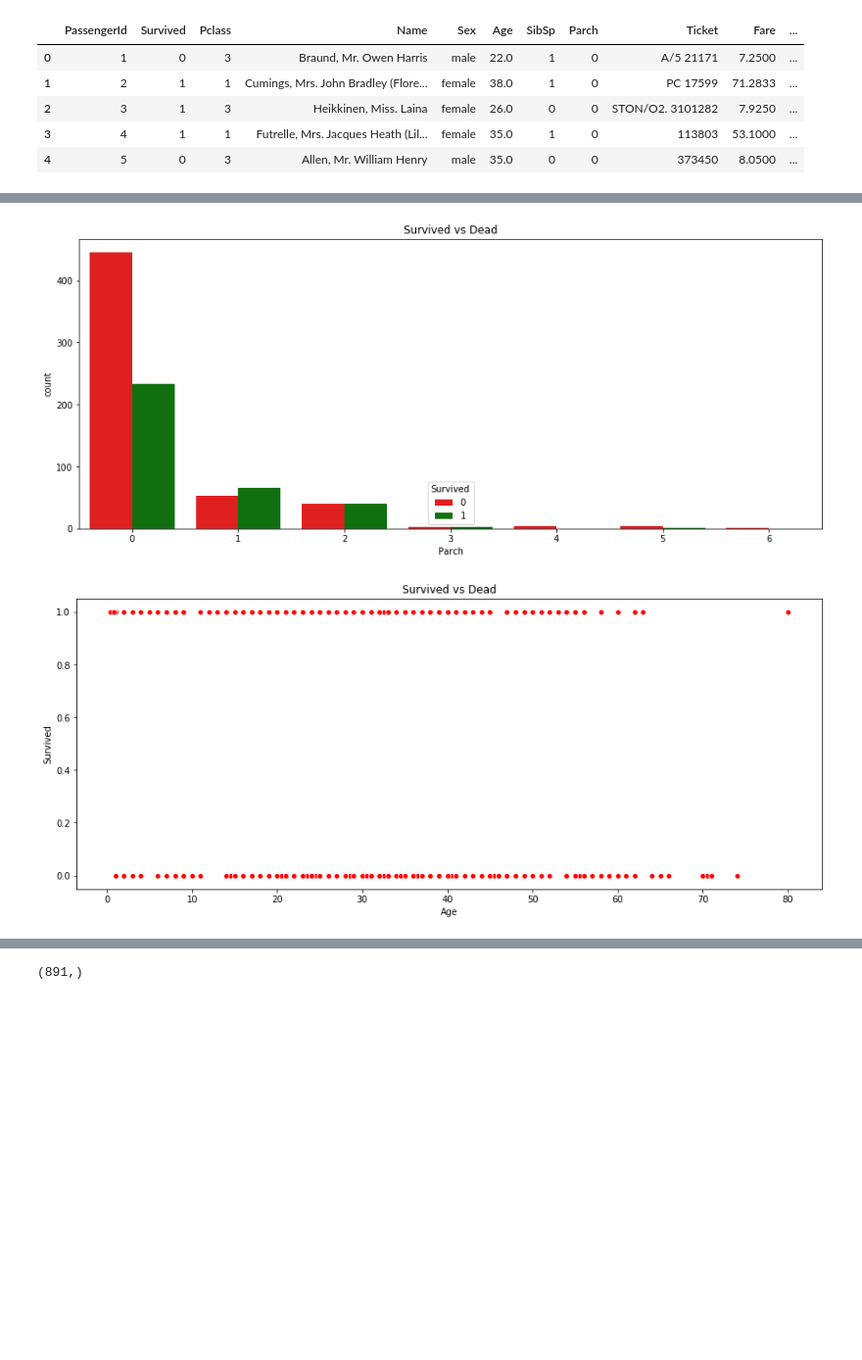
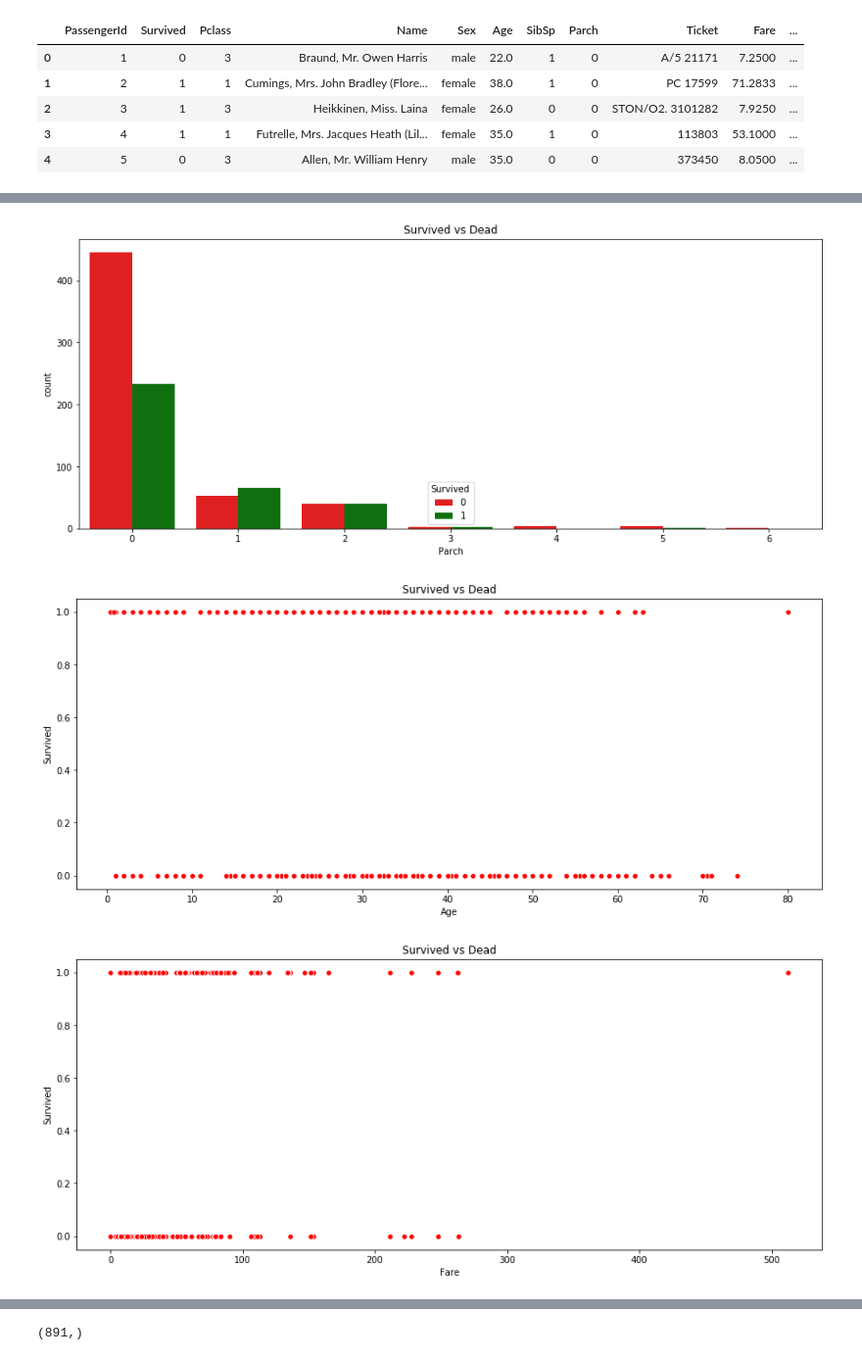
Before and after one commit to hsaikia/Kaggle-notebooks, a Jupyter notebook: titanic/titanic.ipynb, the cells around one changed output, grey strips where cells are left out. Shown: that part at 98% size. Cells and saved outputs as stored; diff of their text form; code cells hidden in the pictures; blank space fills up the shorter version.

```diff
--- a/titanic/titanic.ipynb
+++ b/titanic/titanic.ipynb
@@ -30,5 +41,7 @@ train.head()
 # %%
 train['Title'] = train['Name']
+test['Title'] = test['Name']
+
 train.head()
 # %% [output]
 |  | PassengerId | Survived | Pclass | Name | Sex | Age | SibSp | Parch | Ticket | Fare | ... |
@@ -65,32 +95,34 @@ def plot(feature):
     #ax2 = plt.subplot(1, 2, 2)
     #sns.countplot(train[feature][train.Survived == 0],ax=ax2)
     #plt.title('Dead')
 
     #alive = train[train['Survived'] == 1][feature].value_counts()
     #dead = train[train['Survived'] == 0][feature].value_counts()
     #df = pd.DataFrame([alive, dead])
     #df.index = ['Survived', 'Dead']
     #df.plot(kind='bar', stacked=True, figsize=(10,5))
 
 def plot_scatter(feature):
     fig, ax = plt.subplots()
     fig.set_size_inches(15, 6)
     #sns.set_palette(sns.color_palette(['r', 'g']))
     sns.scatterplot(x=feature, y='Survived', data=train, palette=['r','g'])
     plt.title('Survived vs Dead')
 
 plot('Title')
 plot('Sex')
 plot('Pclass')
 plot('SibSp')
 plot('Parch')
 plot_scatter('Age')
+plot_scatter('Fare')
 # %% [output]
 [figure]
 [figure]
 [figure]
 [figure]
 [figure]
 [figure]
+[figure, added]
 # %%
 # Not considering Age as it has null values
```
Also changed, not shown: parts of 14 cells of this notebook.
